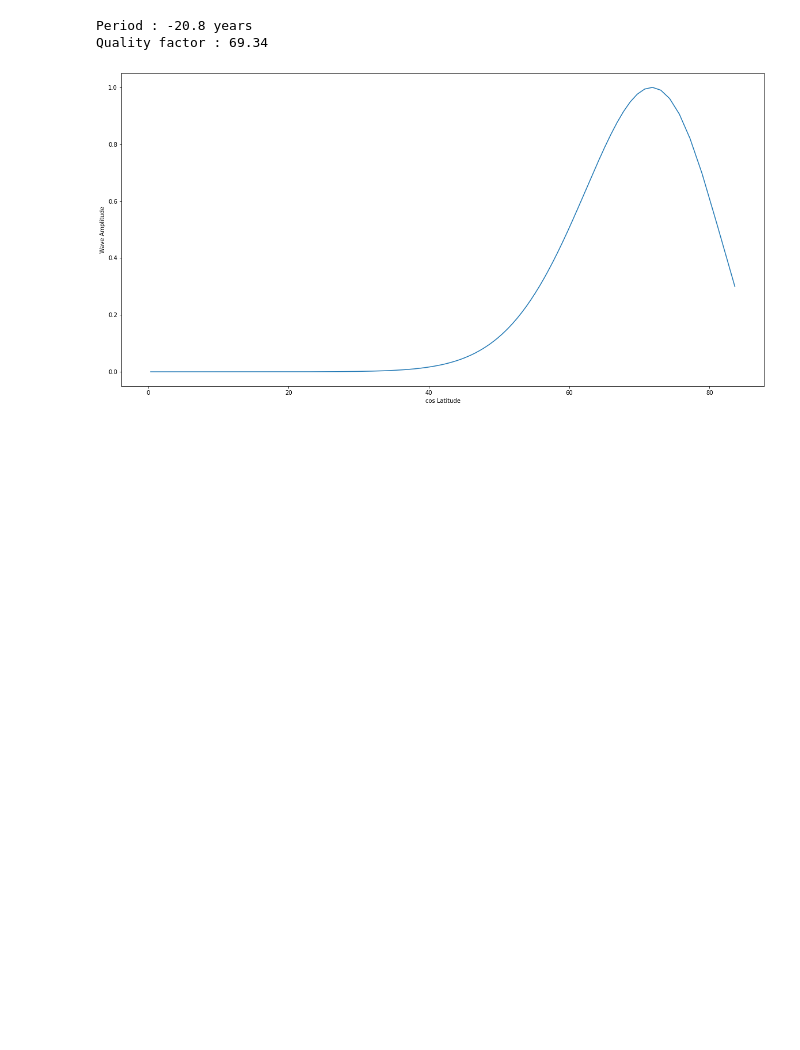
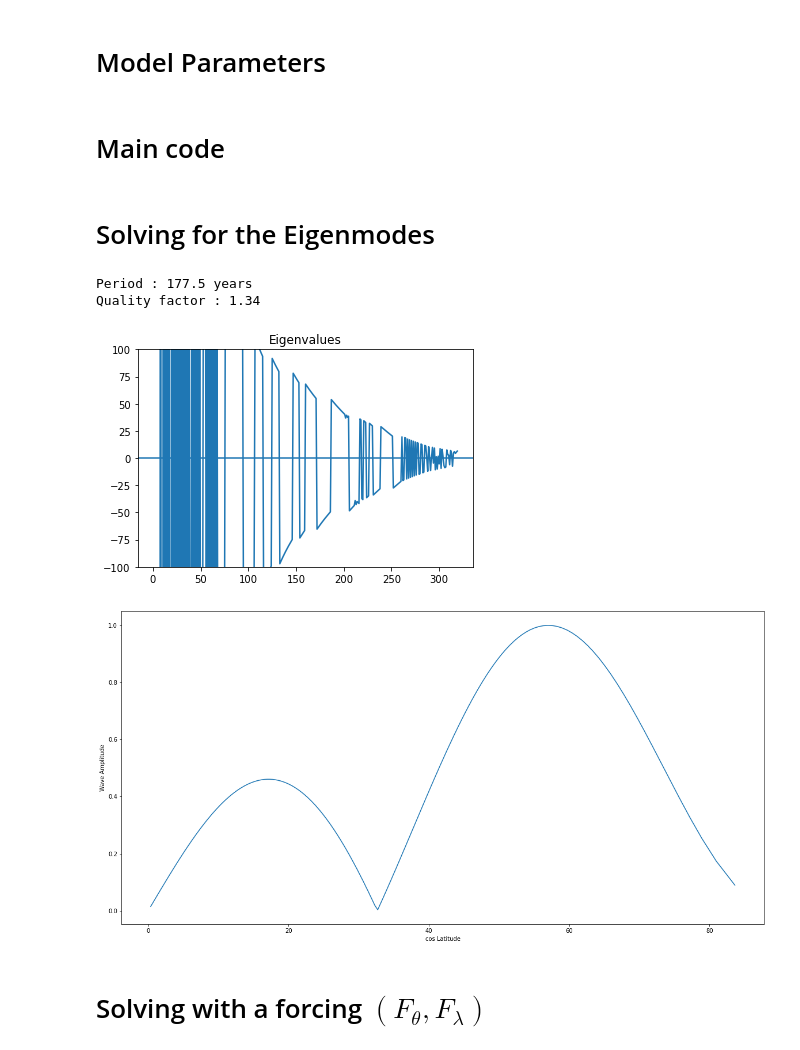
Before and after one commit to qnicolas/macwaves, a Jupyter notebook: hlMACWaves.ipynb, the cells around one changed output. Drawn from its saved outputs; the diff is of its cells as text; code cells hidden in the pictures; blank space fills up the shorter version.

```diff
--- a/hlMACWaves.ipynb
+++ b/hlMACWaves.ipynb
@@ -6,4 +9,6 @@ import matplotlib.pyplot as plt
 
 ### Next steps
 # try to implement with sparse matrices
+# %% [markdown]
+# Model Parameters
 # %%
@@ -35,13 +38,27 @@ chi = 1  +  eta * k**2 * 1j / omega0
 M = B**2 * k**4 * R**2 / (rho * mu * N**2 * chi)
 Cp = 2*Omega * k**2 * R**2 / N**2
 C0 = Cp*omega0
+# %% [markdown]
+# Main code
 # %%
-######## MAIN CODE ########
 def secondDerivative(y):
     """Returns a triadiagonal matrix with diagonal elements -2/dy^2, and sup/subdiagonal elements 1/dy^2"""
     n = len(y)
     dy = y[1]-y[0]
     return (1/dy**2)*sps.diags([1, -2, 1], [-1, 0, 1], shape=(n,n)).toarray()
+
+def firstDerivative(y):
+    """Returns a differenciation matrix with second order accuracy :
+        - triadiagonal matrix with diagonal elements 0, and sup/subdiagonal elements +/- 1/(2*dy)
+        - exception for the bounds where a second order one-sided scheme is used
+    """
+    n = len(y)
+    dy = y[1]-y[0]
+    D1 = (1/(2*dy))*sps.diags([-1, 0., 1], [-1, 0, 1], shape=(n,n)).toarray()
+    D1[0,:3] = np.array([-1.5,2.,-0.5])/dy
+    D1[-1,-3:] = np.array([0.5,-2.,1.5])/dy
+
+    return D1
 
 def sety(ngrid):
     """Sets the grid (ngrid points between -1 and 1, without the boundaries)"""
@@ -57,49 +74,55 @@ def setA(ngrid,m,M):
 
     return np.block([[np.zeros((ngrid,ngrid)),np.eye(ngrid)],[L1,L2]])
 
-def modes_y(A,C0):
+def modesy(A,C0):
     """Solves the linear eigenvalue problem (A - C*In)x = 0 and returns the corresponding b_theta''(y)"""
-    w,v = spl.eig(A,right=True)
+    w,v = spl.eig(A)
     i = np.argmin((np.real(w) - C0)**2)
 
-    ## Plot the eigenvalues
-    #plt.plot(np.real(w))
-    #plt.axhline(0.)
-    #plt.title("Eigenvalues")
+    # Plot the eigenvalues
+    plt.plot(np.real(w))
+    plt.axhline(0.)
+    plt.ylim(-100,100)
+    plt.title("Eigenvalues")
 
     # Return the frequency that is closest to the initial estimate
     omega = w[i]/Cp
     return omega,v[:,i]
+# %% [markdown]
+# Solving for the Eigenmodes
 # %%
 A=setA(ngrid,m,M)
-omega,bysec = modes_y(A,C0)
+omega,bysec = modesy(A,C0)
 y = sety(ngrid)
 
 pd = 2 * np.pi / (sectoyear * np.real(omega)); print("Period : %.1f years"%pd)
 q = np.abs(0.5*np.real(omega)/np.imag(omega)); print("Quality factor : %.2f"%q)
 
 
 lat = np.arcsin(y)*180.0/np.pi
 
 # Code to plot the eigenvector corresponding to the closest eigenvalue
 _,ax=plt.subplots(1,1,figsize=(20,10))
 by = bysec[:ngrid]/(1-y**2)
 amp = np.max(np.abs(np.real(by)));
 ax.plot(lat,np.abs(np.real(by))/amp)
 ax.set_xlabel("cos Latitude")
 ax.set_ylabel("Wave Amplitude")
 plt.show()
 
 
 
 ## Code to plot the matrix A
 #_,(ax1,ax2)=plt.subplots(1,2,figsize=(20,10))
 #p1 = ax1.matshow(np.log10(np.abs(np.real(A))))
 #plt.colorbar(p1,ax=ax1);ax1.set_title("log10(real(A))")
 #p2 = ax2.matshow(np.log10(np.abs(np.imag(A))))
 #plt.colorbar(p2,ax=ax2);ax2.set_title("log10(imag(A))")
 #plt.show()
 # %% [output]
-Period : -20.8 years
-Quality factor : 69.34
+Period : 177.5 years
+Quality factor : 1.34
-[figure, old version]
+[figure, new version]
+[figure, added]
+# %% [markdown]
+# Solving with a forcing $(F_\theta,F_\lambda)$
```
Also changed, not shown: parts of 6 cells of this notebook, 1 other file.
